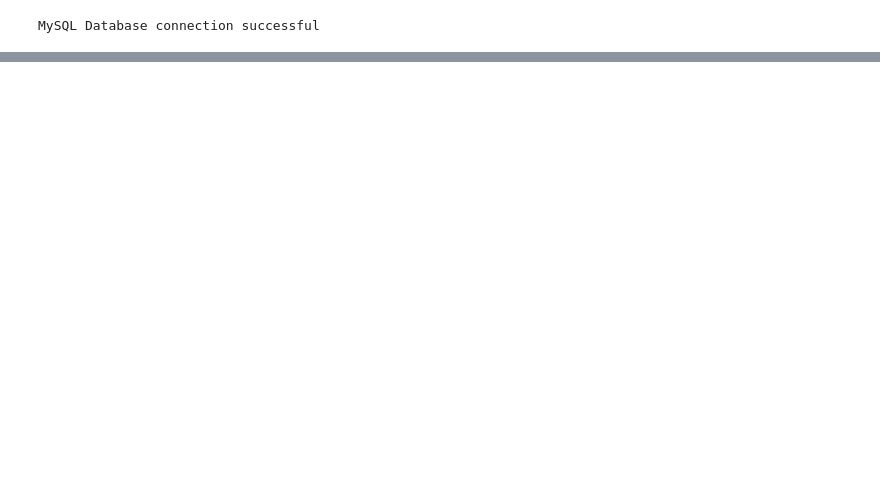
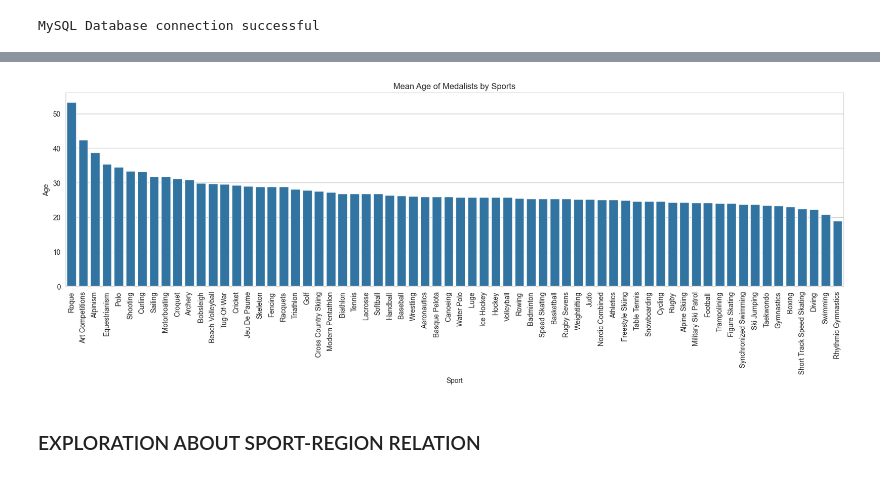
Before and after one commit to sararuizruiz/EDA-Olympic-Games, a Jupyter notebook: SportsStats.ipynb, the cells around one changed output, grey strips where cells are left out. Cells and saved outputs as stored; diff of their text form; code cells hidden in the pictures; blank space fills up the shorter version.

```diff
--- a/SportsStats.ipynb
+++ b/SportsStats.ipynb
@@ -12,4 +14,9 @@ Let's directly connect to our MySQL Database that contains the already processed
 connection = functions.create_db_connection("localhost", "root", pw, "ProcessedSportsStats")
 # %% [output]
 MySQL Database connection successful
+# %%
+# Set style
+sns.set_style('whitegrid')
+matplotlib.rcParams['font.size'] = 10
+matplotlib.rcParams['figure.figsize'] = (9, 5)
 # %% [markdown]
@@ -40,0 +89,6 @@ events_dataFrame.head()
+# %%
+query = """SELECT *
+    FROM Categories;"""
+categories_df = pd.read_sql(query, connection)
+
+categories_df.head()
@@ -40,0 +102,10 @@ events_dataFrame.head()
+# %%
+age_grouped_sports_df = medalists_df.merge(categories_df, on='Category', how='left').groupby("Sport")["Age"].mean().sort_values(ascending=False)
+matplotlib.rcParams['figure.figsize'] = (20, 5)
+plt.xticks(rotation=90)
+plt.title('Mean Age of Medalists by Sports')
+sns.barplot(x=age_grouped_sports_df.index, y=age_grouped_sports_df);
+# %% [output]
+[figure, added]
+# %% [markdown]
+### EXPLORATION ABOUT SPORT-REGION RELATION
```
Also changed, not shown: parts of 21 cells of this notebook.
